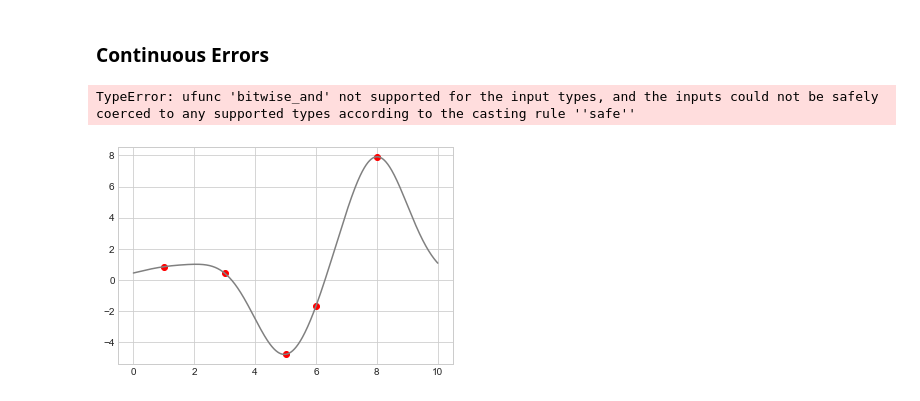
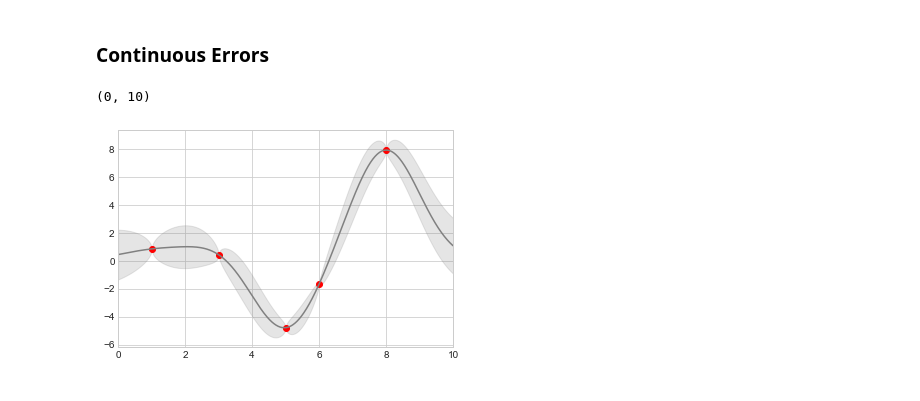
Before and after one commit to salma-shaik/viz-mpl-jvp, a Jupyter notebook: visualizing_errors.ipynb, the cells around one changed output. Cells and saved outputs as stored; diff of their text form; code cells hidden in the pictures.

Commit message:
corrected syntax error to fill between the model and errors;

```diff
--- a/visualizing_errors.ipynb
+++ b/visualizing_errors.ipynb
@@ -41,11 +41,11 @@ dyfit = 2 * np.sqrt(y_std)  # 2*sigma ~ 95% confidence region
 # %%
 # visualize the result
 plt.plot(xdata, ydata, 'or')
 plt.plot(xfit, yfit, '-', color='gray')
 
-plt.fill_between(xfit, yfit, -dyfit, yfit + dyfit, color='gray', alpha=0.2)
+plt.fill_between(xfit, yfit - dyfit, yfit + dyfit, color='gray', alpha=0.2)
 
 plt.xlim(0, 10)
 # %% [output]
-TypeError: ufunc 'bitwise_and' not supported for the input types, and the inputs could not be safely coerced to any supported types according to the casting rule ''safe''
+(0, 10)
-[figure, old version]
+[figure, new version]
```
